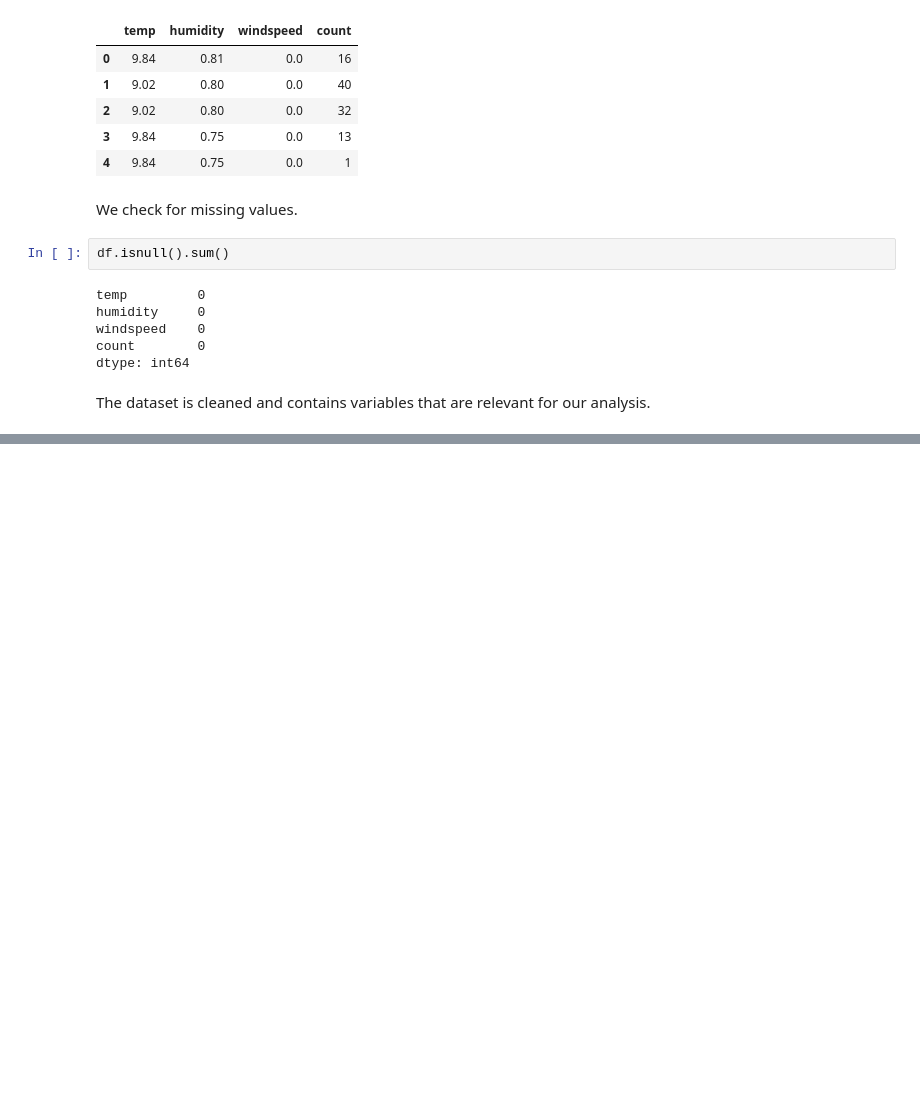
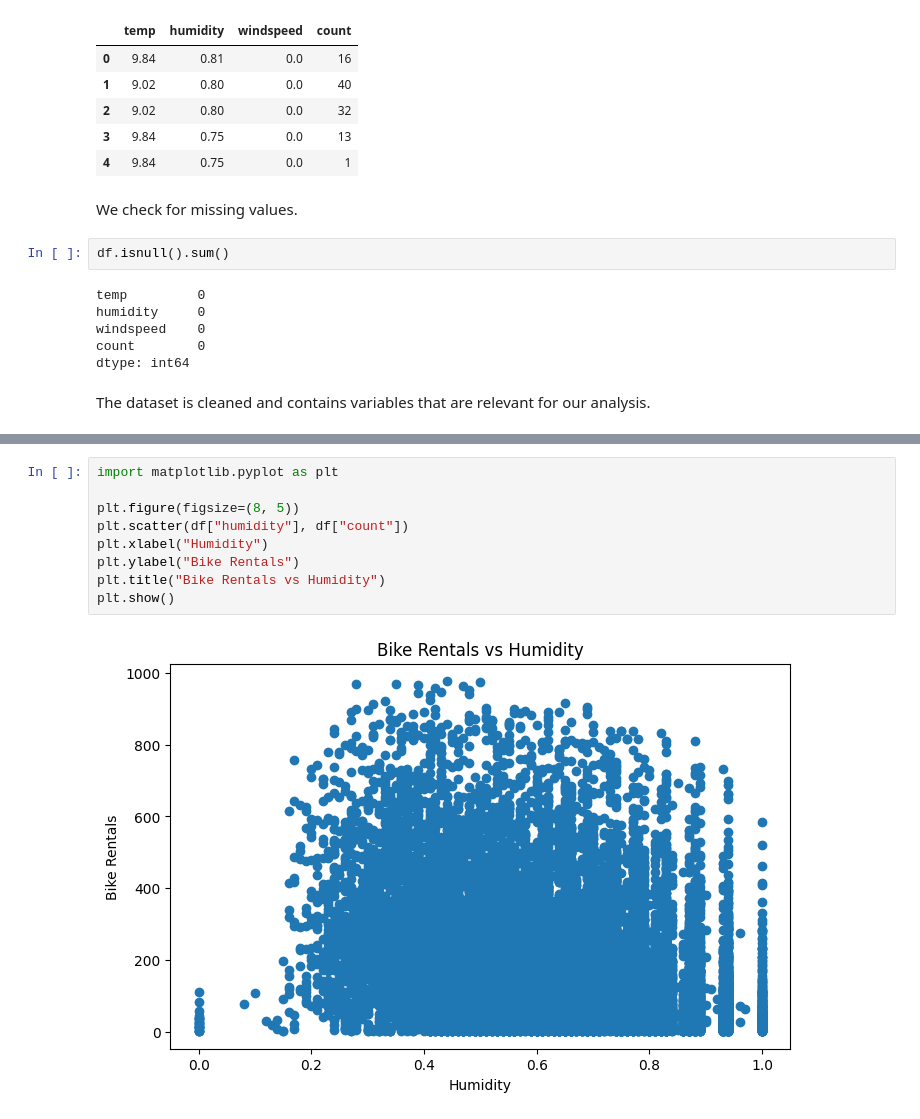
Before and after one commit to rumen111/data_science, a Jupyter notebook: data_science.ipynb, the cells around one changed output, grey strips where cells are left out. Drawn from its saved outputs; the diff is of its cells as text; blank space fills up the shorter version.

```diff
--- a/data_science.ipynb
+++ b/data_science.ipynb
@@ -110,0 +126,11 @@ The dataset is cleaned and contains variables that are relevant for our analysis
+# %%
+import matplotlib.pyplot as plt
+
+plt.figure(figsize=(8, 5))
+plt.scatter(df["humidity"], df["count"])
+plt.xlabel("Humidity")
+plt.ylabel("Bike Rentals")
+plt.title("Bike Rentals vs Humidity")
+plt.show()
+# %% [output]
+[figure, added]
```
Also changed, not shown: parts of 4 cells of this notebook.
